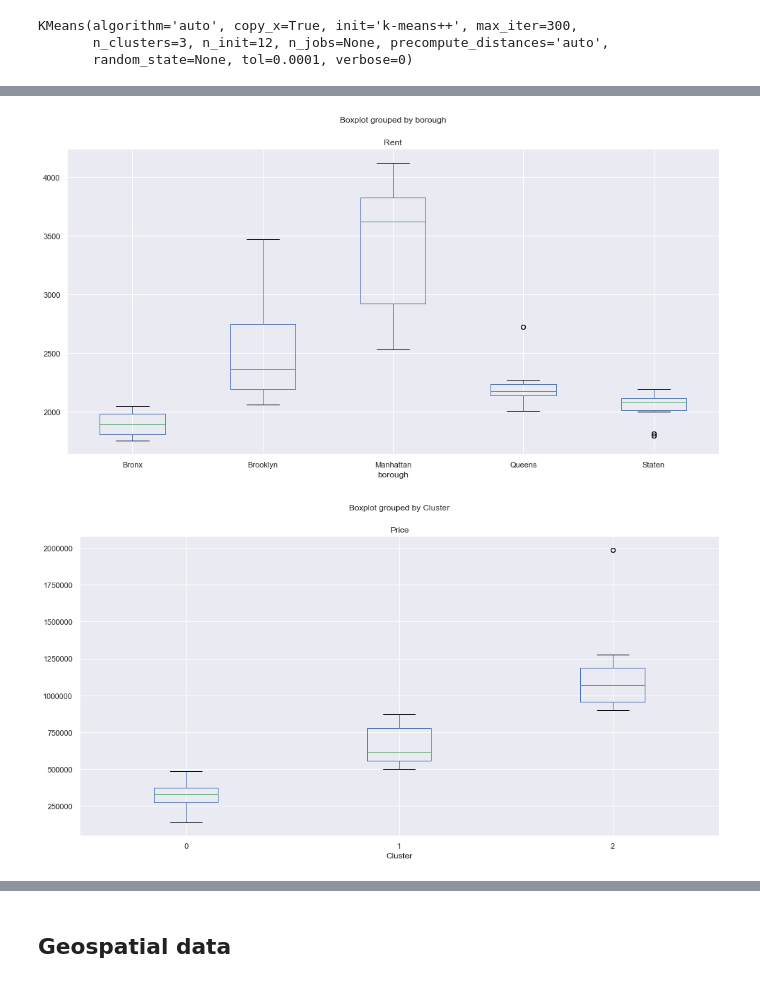
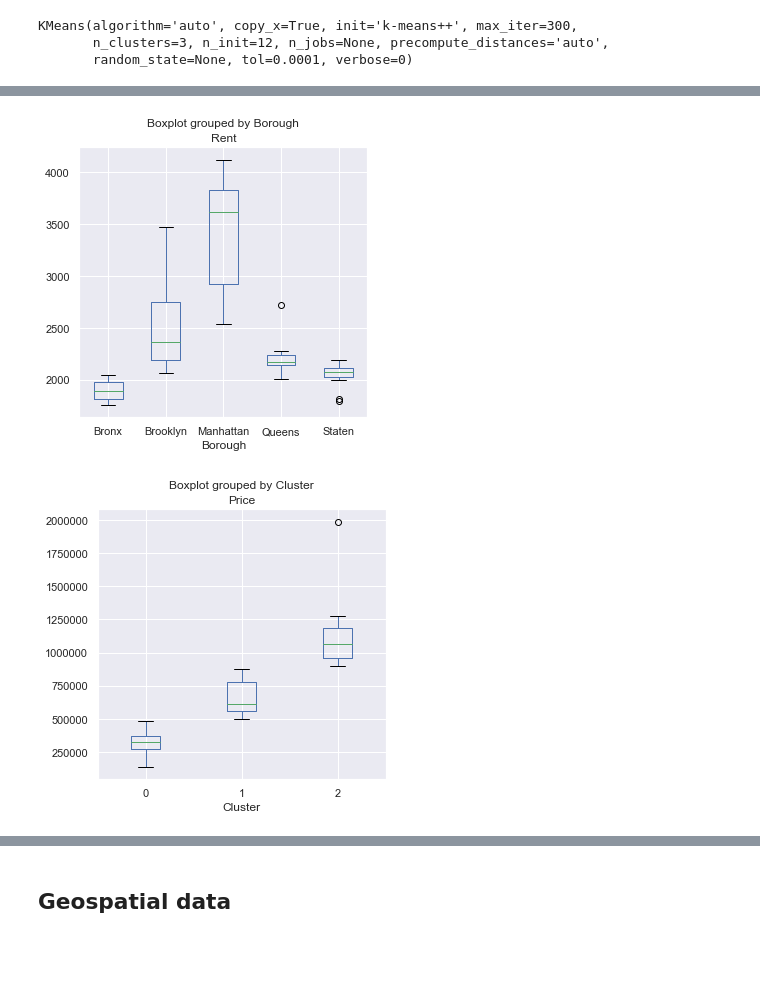
Before and after one commit to allaccountstaken/predicting_urban_home_values, a Jupyter notebook: Predicting Home Values Using Venues.ipynb, the cells around one changed output, grey strips where cells are left out. Cells and saved outputs as stored; diff of their text form; code cells hidden in the pictures; blank space fills up the shorter version.

Commit message:
prepare, clean, and merge all data sets before foursquares api calls

```diff
--- a/Predicting Home Values Using Venues.ipynb
+++ b/Predicting Home Values Using Venues.ipynb
@@ -55,0 +42,3 @@ df_zipcodes.shape
+# %%
+df_zipcodes.rename(columns={'borough':'Borough', 'zip':'Zipcode'}, inplace=True)
+df_zipcodes.groupby('Borough').count()
@@ -81,6 +75,6 @@ df_prices.head()
 # Only need relevant price, say 2019-11-30, and RegionName (zipcode), plus Metro for checks
 df_prices.drop(df_prices.columns.difference(['RegionName', '2019-11-30']), 1, inplace=True)
 # %%
-df_nyc_prices = df_zipcodes.merge(df_prices, left_on='zip', right_on='RegionName')
+df_nyc_prices = df_zipcodes.merge(df_prices, left_on='Zipcode', right_on='RegionName')
 df_nyc_prices.shape
 # %% [output]
@@ -156,4 +140,4 @@ df_rents.head()
 # %%
-df_nyc_prices_rents = df_nyc_prices.merge(df_rents, left_on='zip', right_on='RegionName')
+df_nyc_prices_rents = df_nyc_prices.merge(df_rents, left_on='Zipcode', right_on='RegionName')
 df_nyc_prices_rents.shape
 # %% [output]
@@ -277,9 +252,11 @@ ax = df_nyc_prices_rents.boxplot(column='Price', by='borough', figsize=(16, 8),
 # %%
-ax = df_nyc_prices_rents.boxplot(column='Rent', by='borough', figsize=(16, 8), rot=0)
+df_nyc_prices_rents.boxplot(column='Rent', by='Borough', figsize=(5, 5), rot=0)
+plt.show()
 # %% [output]
-[figure, old version]
+[figure, new version]
 # %%
-ax = df_nyc_prices_rents.boxplot(column='Price', by='Cluster', figsize=(16, 8), rot=0)
+df_nyc_prices_rents.boxplot(column='Price', by='Cluster', figsize=(5, 5), rot=0)
+plt.show()
 # %% [output]
-[figure, old version]
+[figure, new version]
 # %%
```
Also changed, not shown: parts of 51 cells of this notebook, 3 other files.
